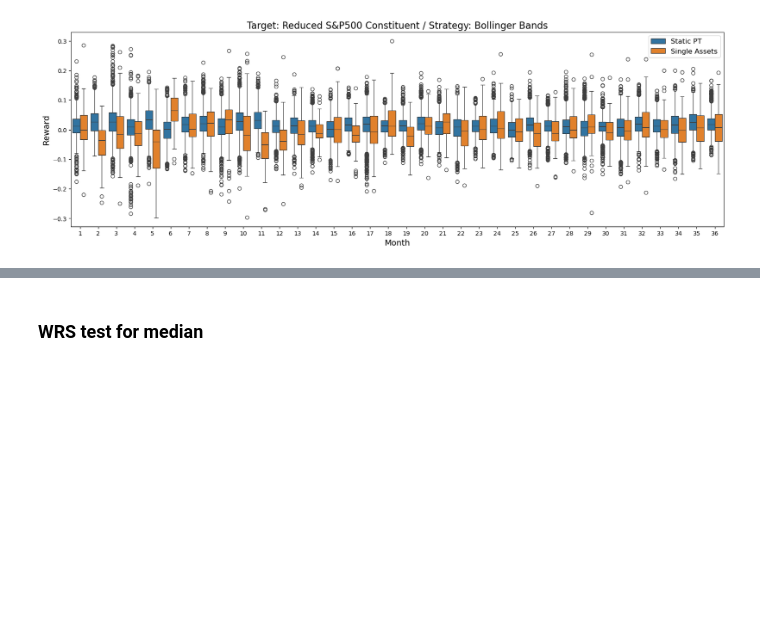
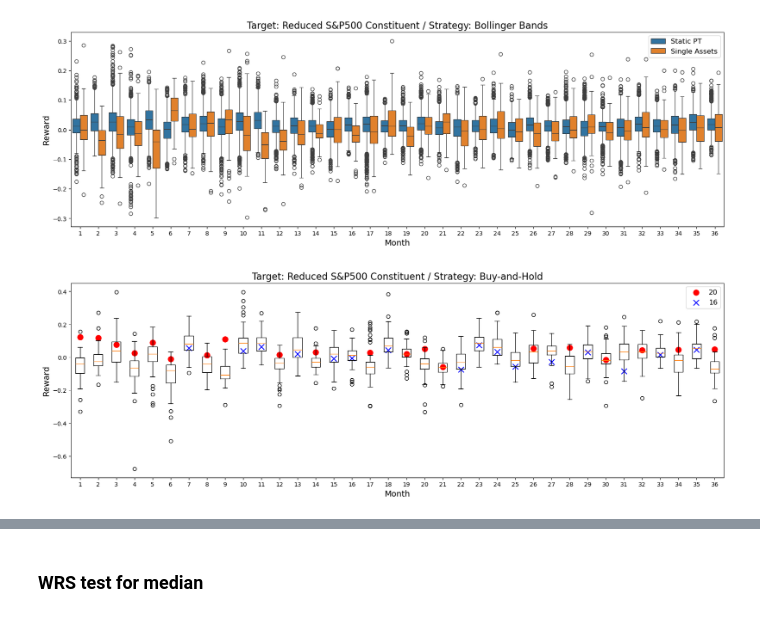
Before and after one commit to DanielHYLai/pairs-trading-with-reinforcement-learning, a Jupyter notebook: pairs-selection/comparison_oos_pairs_reduced.ipynb, the cells around one changed output, grey strips where cells are left out. Drawn from its saved outputs; the diff is of its cells as text; code cells hidden in the pictures; blank space fills up the shorter version.

```diff
--- a/pairs-selection/comparison_oos_pairs_reduced.ipynb
+++ b/pairs-selection/comparison_oos_pairs_reduced.ipynb
@@ -187,3 +191,30 @@ plt.title("Target: Reduced S&P500 Constituent / Strategy: Bollinger Bands", font
 plt.show()
 # %% [output]
 [figure]
+# %%
+above_median_x, above_median_y = [], []
+below_median_x, below_median_y = [], []
+
+for x, y in enumerate(single_result_BandH_table.median()):
+    value = dqn_result_reward[x]
+
+    if value > y:
+        above_median_x.append(x + 1)
+        above_median_y.append(value)
+
+    else:
+        below_median_x.append(x + 1)
+        below_median_y.append(value)
+# %%
+plt.figure(figsize=(20, 6))
+plt.boxplot(single_result_BandH_table)
+plt.scatter(above_median_x, above_median_y, s=90, color="red", marker="o", label=f"{len(above_median_x)}")
+plt.scatter(below_median_x, below_median_y, s=90, color="blue", marker="x", label=f"{len(below_median_x)}")
+plt.xlabel("Month", fontsize=14)
+plt.ylabel("Reward", fontsize=14)
+plt.legend(fontsize=12)
+plt.title("Target: Reduced S&P500 Constituent / Strategy: Buy-and-Hold", fontsize=16)
+# plt.savefig(f"{path}/singleAsset_vs_staticPT_BandH.png", dpi=300, bbox_inches="tight")
+plt.show()
+# %% [output]
+[figure, added]
```
Also changed, not shown: parts of 27 cells of this notebook.
